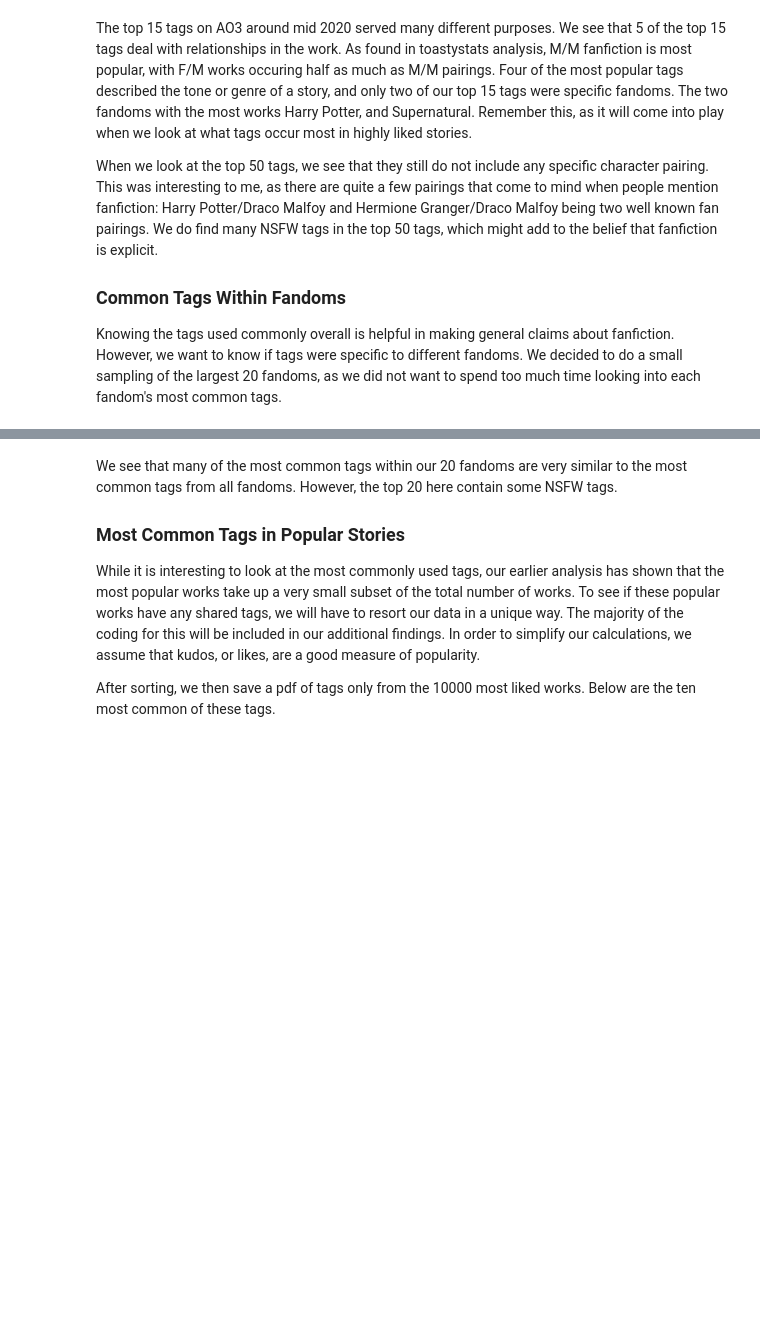
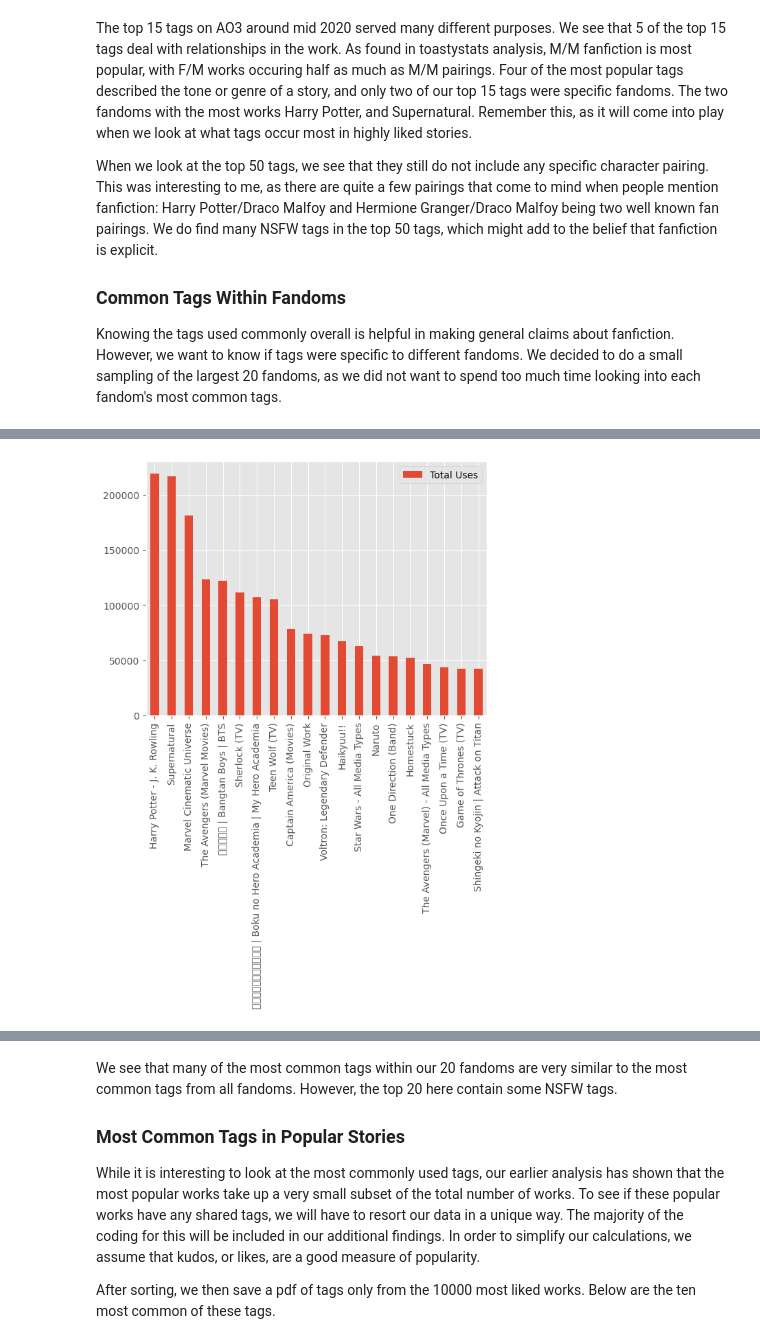
Before and after one commit to bekwashburn/COMP5360_Final_Project, a Jupyter notebook: COMP5360_data_CodeCat/FINAL_PROJECT.ipynb, the cells around one changed output, grey strips where cells are left out. Saved outputs shown, nothing was run; the diff lists cells and outputs as text; code cells hidden in the pictures; blank space fills up the shorter version.

```diff
--- a/COMP5360_data_CodeCat/FINAL_PROJECT.ipynb
+++ b/COMP5360_data_CodeCat/FINAL_PROJECT.ipynb
@@ -878,0 +863,9 @@ plot_name(top_20)
+# %%
+# RUN THIS CELL
+fan_10 = pd.read_csv("top_fandoms.csv")
+fan_10.plot(kind="bar",
+           y = "Total Uses")
+plt.xticks(fan_10.index.to_list(), fan_10["Tag Name"].tolist())
+plt.show()
+# %% [output]
+[figure, added]
```
Also changed, not shown: parts of 35 cells of this notebook, 4 other files.
